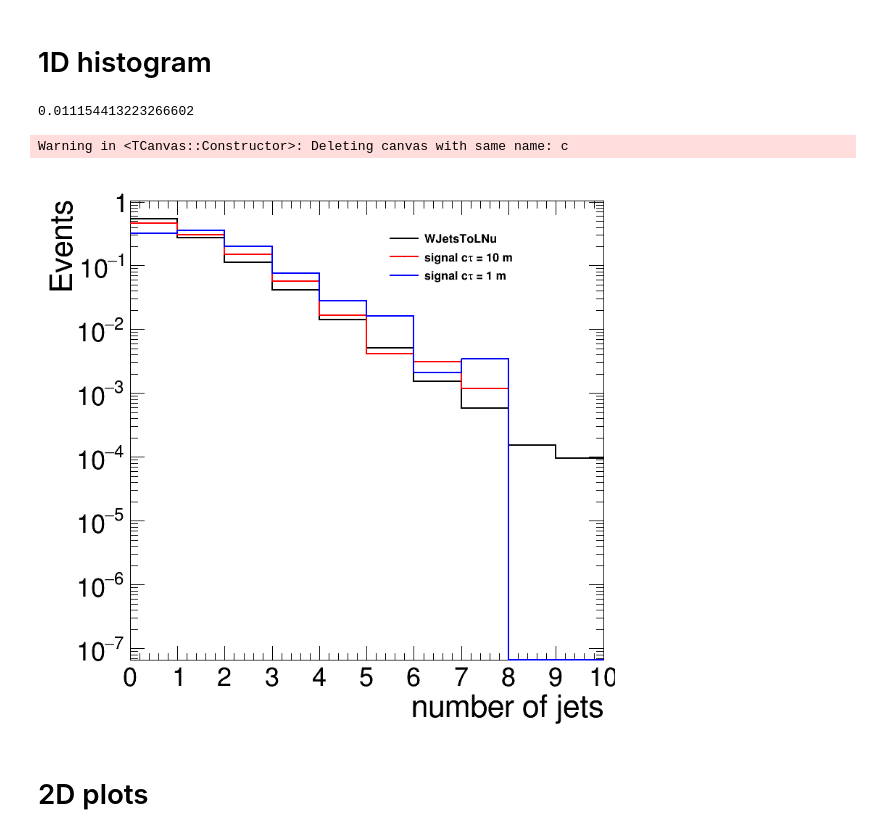
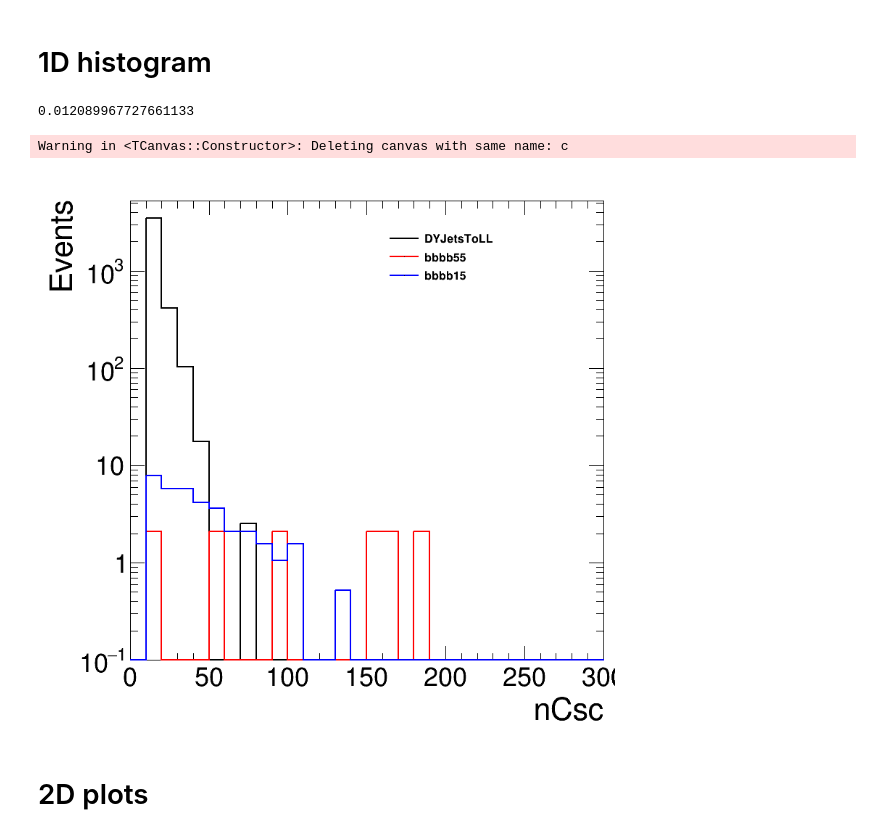
Before and after one commit to cms-lpc-llp/delayed_jet_analyzer, a Jupyter notebook: plot_scripts/MuonSystem_Analysis/MuonSystem_plots.ipynb, the cells around one changed output. Cells and saved outputs as stored; diff of their text form; code cells hidden in the pictures.

```diff
--- a/plot_scripts/MuonSystem_Analysis/MuonSystem_plots.ipynb
+++ b/plot_scripts/MuonSystem_Analysis/MuonSystem_plots.ipynb
@@ -658,9 +668,9 @@ leg.SetTextSize(0.022)
 leg.SetBorderSize(0)
 # leg.SetTextFont(42)
 leg.SetEntrySeparation(0.01)
-
+maximum = 0
 i = 0
-for k,v in nJets.items():
+for k,v in weight.items():
 #     print(v)
 #     print(v)
 #     if k == 'WJetsToLNu': continue
@@ -669,31 +679,27 @@ for k,v in nJets.items():
 #     h[k] = create_TH1D( nCsc_JetVetoCluster0p4_Me1112Veto[k], axis_title=['nCsc', 'Events'], name=k, binning=[50,0,500],weights = weight[k])
 #     print(nCsc_JetVetoCluster0p4_Me1112Veto[k])
 #     h[k] = create_TH1D( v, axis_title=['nCsc', 'Events'], name=k, binning=[30,0,400],weights = weight[k])
-#     w = cscClusterTime[k]*0.0 + weight[k]
-#     h[k] = create_TH1D( cscClusterTime[k].flatten(), axis_title=['csc time [ns]', 'Events'], name=k, binning=[100,-100,150],weights = w.flatten())
+
+#     print(cscCluster)
+#     h[k] = create_TH1D( cscClusterTime[k][:,0], axis_title=['csc time [ns]', 'Events'], name=k, binning=[50,-15,20],weights = weight[k])
 #     h[k] = create_TH1D( cscClusterMaxLayerRatio[k].flatten(), axis_title=['max staton nCsc fraction', 'Events'], name=k, binning=[30,0,1.1],weights = w.flatten())
 #     h[k] = create_TH1D( (cscClusterMaxLayerRatio[k]/(1.0-cscClusterMaxLayerRatio[k])).flatten(), axis_title=['nCsc_{max station}/(1-nCsc_{max station})', 'Events'], name=k, binning=[30,0,40],weights = w.flatten())
 #     print(k,len(cscClusterMaxLayerRatio[k]))
 #     h[k] = create_TH1D( np.sqrt(cscClusterTimeSpread[k].flatten()), axis_title=['csc time spread [ns]', 'Events'], name=k, binning=[30,0,100])
-    h[k] = create_TH1D( nJets[k], axis_title=['number of jets', 'Events'], name=k, binning=[10,0,10],weights =weight[k])
+#     h[k] = create_TH1D( nJets[k], axis_title=['number of jets', 'Events'], name=k, binning=[10,0,10],weights =weight[k])
 
 #     print(cscClusterMajorAxis[k])
 #     h[k] = create_TH1D( cscClusterMajorAxis[k].flatten(), axis_title=['Major Axis', 'Events'], name=k, binning=[50,0,0.5])
 #     h[k] = create_TH1D( cscClusterMinorAxis[k].flatten(), axis_title=['Minor Axis', 'Events'], name=k, binning=[50,0,0.3])
 #     h[k] = create_TH1D( cscClusterRadius[k].flatten(), axis_title=['Cluster Radius [cm]', 'Events'], name=k, binning=[15,0,300])
 
+#     w = cscClusterTime[k]*0.0 + weight[k]
+#     h[k] = create_TH1D( cscClusterXYSpread[k].flatten(), axis_title=['XY Moment [cm]', 'Events'], name=k, binning=[40,0,200], weights = w.flatten())
+#     h[k] = create_TH1D( MT[k], axis_title=['MT', 'Events'], name=k, binning=[80,0,400], weights = weight[k])
+#     h[k] = create_TH1D( met[k], axis_title=['met [GeV]', 'Events'], name=k, binning=[100,0,200],weights = weight[k])
+#     h[k] = create_TH1D( nJets[k], axis_title=['nJets', 'Events'], name=k, binning=[10,0,10],weights = weight[k])
 
 
-
-
-#     h[k] = create_TH1D( cscClusterXSpread[k].flatten(), axis_title=['#sigma_{x} [cm]', 'Events'], name=k, binning=[25,0,100])
-#     h[k] = create_TH1D( cscClusterYSpread[k].flatten(), axis_title=['#sigma_{y} [cm]', 'Events'], name=k, binning=[25,0,100])
-#     h[k] = create_TH1D( cscClusterZSpread[k].flatten(), axis_title=['#sigma_{z} [cm]', 'Events'], name=k, binning=[25,0,15])
-#     h[k] = create_TH1D( cscClusterZSpread[k].flatten(), axis_title=['#sigma_{z} [cm]', 'Events'], name=k, binning=[25,0,15])
-
-#     h[k] = create_TH1D( cscClusterXSpread[k].flatten(), axis_title=['#sigma_{x} [cm]', 'Events'], name=k, binning=[25,0,100])
-
-#     h[k] = create_TH1D( cscClusterXYSpread[k].flatten(), axis_title=['XY Moment [cm]', 'Events'], name=k, binning=[40,0,200])
 
 #     h[k] = create_TH1D( cscClusterXYSpread[k].flatten(), axis_title=['XY Moment [cm]', 'Events'], name=k, binning=[40,0,200])
 
@@ -740,47 +746,48 @@ for k,v in nJets.items():
 
 
 
+    w = weight[k]+cscClusterTime[k]*0.0
+    w = w.flatten()
+#     h[k] = create_TH1D( cscClusterTime[k].flatten(), axis_title=['csc cluster time [ns]', 'Events'], name=k, binning=[200,-100,100],weights = w)
 
 
-#     h[k] = create_TH1D( nCsc_JetMuonVetoCluster0p4_Me1112Veto[k], axis_title=['nCsc', 'Events'], name=k, binning=[30,0,300],weights = weight[k])
-
-
-
+    h[k] = create_TH1D( nCsc_JetMuonVetoCluster0p4_Me1112Veto[k], axis_title=['nCsc', 'Events'], name=k, binning=[30,0,300],weights = weight[k])
 #     print(k,cscClusterZSpread[k][cscClusterZSpread[k]<2])
 #     print(nCscClusters[k].flatten())
     h[k].SetLineColor(std_color_list[i])
 #     h[k+'it'].SetLineColor(std_color_list[i])
 #     h[k+'it'].SetLineStyle(2)
 
 
-    leg.AddEntry(h[k], legend[k])
+    leg.AddEntry(h[k], k)
 #     leg.AddEntry(h[k+'it'], legend[k]+" in time")
 
+    h[k].SetMinimum(0.1)
 
-    h[k].SetMinimum(1)
-#     h[k].SetMaximum(138000)
-#     h[k+'it'].SetMaximum(10000/8)
+    maximum = max(maximum, h[k].GetMaximum() )
+    h[k].SetMaximum(maximum * 1.5)
+    #     h[k+'it'].SetMaximum(10000/8)
 
 #     if k[:4] == 'bbbb':
 #         h[k].Draw('same hist')
-    h[k].DrawNormalized('same hist')
+    h[k].Draw('same hist')
 
 
 #     h[k].GetXaxis()
 
 
     i+=1
 leg.Draw()
 
 
 # if setlog:
 c.SetLogy()
 c.Draw()
 print(time.time()-start_t)
 # %% [output]
-0.011154413223266602
+0.012089967727661133
 Warning in <TCanvas::Constructor>: Deleting canvas with same name: c
-[figure, old version]
+[figure, new version]
 # %% [markdown]
 # 2D plots
 # %%
```
Also changed, not shown: parts of 13 cells of this notebook, 4 other files.
